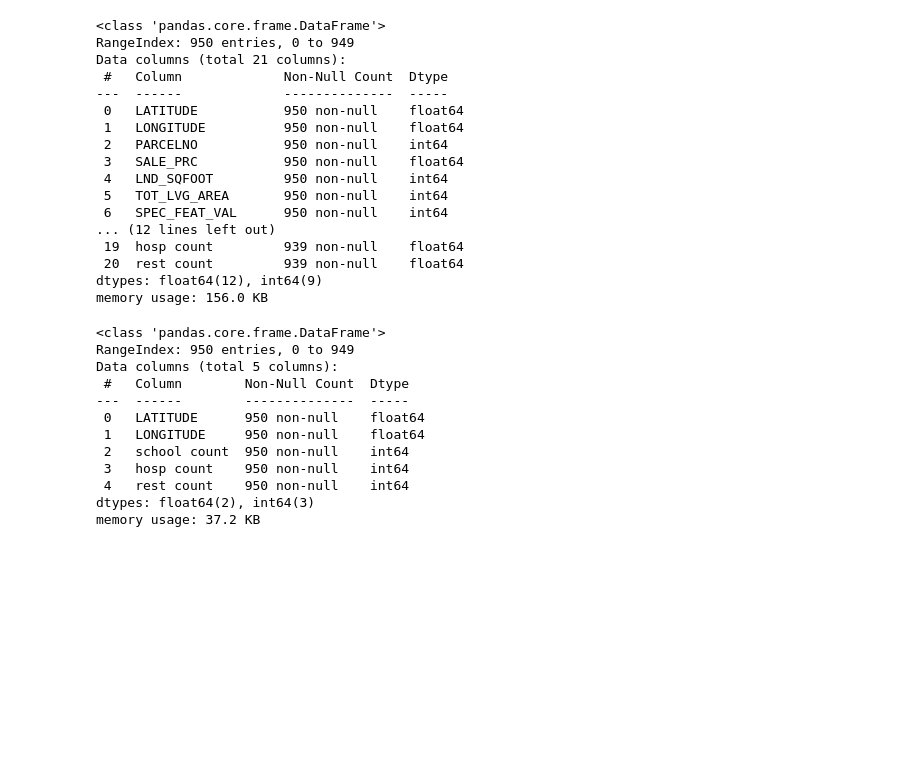
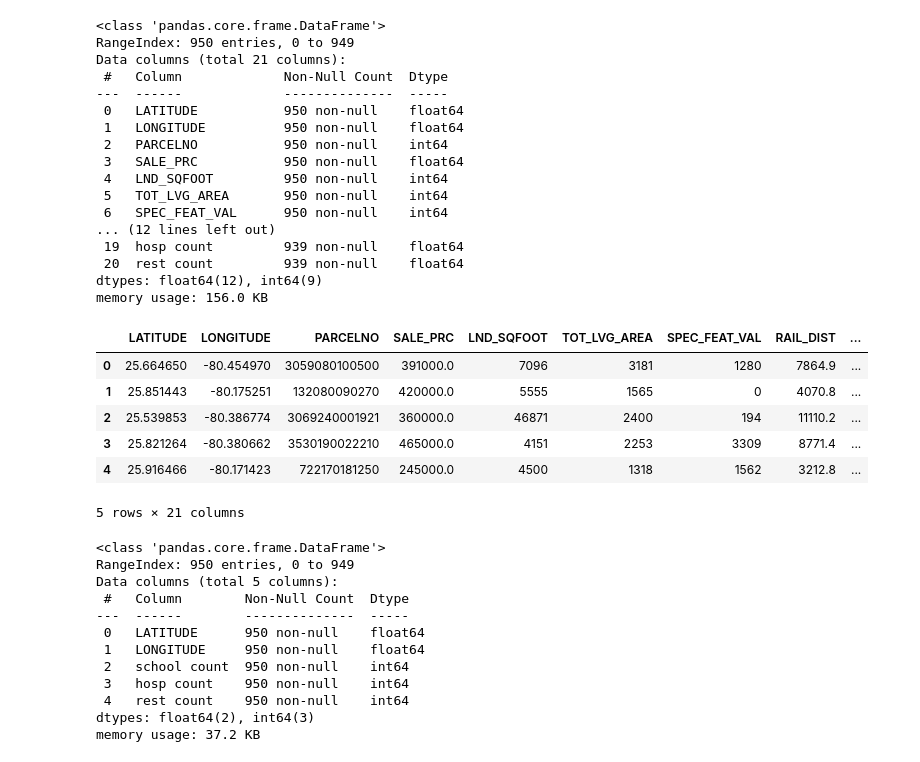
Before and after one commit to VidyaGadave/Project_Miami_Housing, a Jupyter notebook: missing_values_investigation.ipynb, the cells around one changed output. Cells and saved outputs as stored; diff of their text form; code cells hidden in the pictures; blank space fills up the shorter version.

```diff
--- a/missing_values_investigation.ipynb
+++ b/missing_values_investigation.ipynb
@@ -36,6 +36,16 @@ Data columns (total 21 columns):
  20  rest count         939 non-null    float64
 dtypes: float64(12), int64(9)
 memory usage: 156.0 KB
+# %%
+miami_all_sample.head()
+# %% [output]
+|  | LATITUDE | LONGITUDE | PARCELNO | SALE_PRC | LND_SQFOOT | TOT_LVG_AREA | SPEC_FEAT_VAL | RAIL_DIST | ... |
+| 0 | 25.664650 | -80.454970 | 3059080100500 | 391000.0 | 7096 | 3181 | 1280 | 7864.9 | ... |
+| 1 | 25.851443 | -80.175251 | 132080090270 | 420000.0 | 5555 | 1565 | 0 | 4070.8 | ... |
+| 2 | 25.539853 | -80.386774 | 3069240001921 | 360000.0 | 46871 | 2400 | 194 | 11110.2 | ... |
+| 3 | 25.821264 | -80.380662 | 3530190022210 | 465000.0 | 4151 | 2253 | 3309 | 8771.4 | ... |
+| 4 | 25.916466 | -80.171423 | 722170181250 | 245000.0 | 4500 | 1318 | 1562 | 3212.8 | ... |
+5 rows × 21 columns
 # %%
 # Here's the full dataset for our API pull requests using Places (schools, hospitals, restaurants)
 # All 950 values still here.
```
Also changed, not shown: parts of 1 cell of this notebook, 2 other files.
